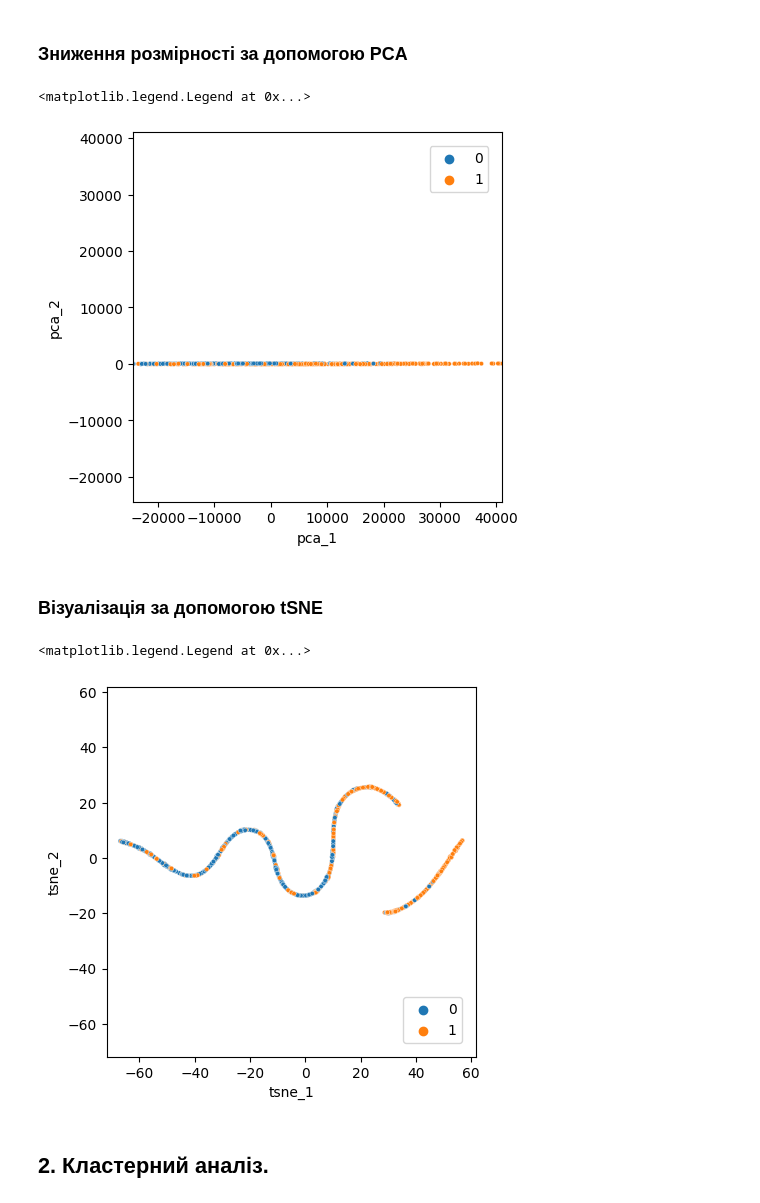
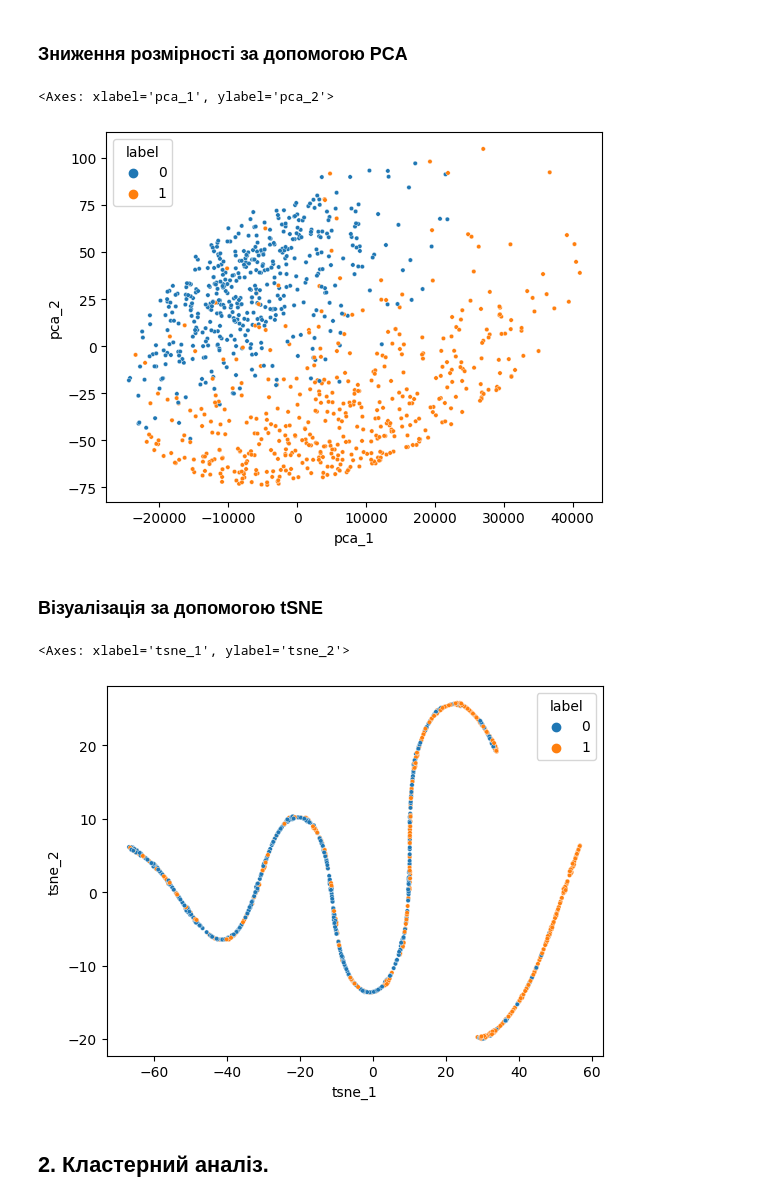
Before and after one commit to AnastasiaZAYU/Data_Analysis_2023, a Jupyter notebook: Lab2_DataAnalysis.ipynb, the cells around one changed output. Saved outputs shown, nothing was run; the diff lists cells and outputs as text; code cells hidden in the pictures.

```diff
--- a/Lab2_DataAnalysis.ipynb
+++ b/Lab2_DataAnalysis.ipynb
@@ -87,17 +87,12 @@ plt.show()
 # %%
 pca = PCA(n_components=2)
 pca_result = pca.fit_transform(X)
 pca_result_df = pd.DataFrame({'pca_1': pca_result[:,0], 'pca_2': pca_result[:,1], 'label': y})
 fig, ax = plt.subplots(1)
 sns.scatterplot(x='pca_1', y='pca_2', hue='label', data=pca_result_df, ax=ax, s=10)
-lim = (pca_result.min()-5, pca_result.max()+5)
-ax.set_xlim(lim)
-ax.set_ylim(lim)
-ax.set_aspect('equal')
-ax.legend(bbox_to_anchor=(1, 1), loc=1, borderaxespad=1)
 # %% [output]
-<matplotlib.legend.Legend at 0x...>
+<Axes: xlabel='pca_1', ylabel='pca_2'>
-[figure, old version]
+[figure, new version]
 # %% [markdown]
 ### Візуалізація за допомогою tSNE
 # %%
@@ -106,14 +101,9 @@ tsne_result = tsne.fit_transform(X)
 tsne_result_df = pd.DataFrame({'tsne_1': tsne_result[:,0], 'tsne_2': tsne_result[:,1], 'label': y})
 fig, ax = plt.subplots(1)
 sns.scatterplot(x='tsne_1', y='tsne_2', hue='label', data=tsne_result_df, ax=ax,s=10)
-lim = (tsne_result.min()-5, tsne_result.max()+5)
-ax.set_xlim(lim)
-ax.set_ylim(lim)
-ax.set_aspect('equal')
-ax.legend(bbox_to_anchor=(1, 0), loc=4, borderaxespad=1)
 # %% [output]
-<matplotlib.legend.Legend at 0x...>
+<Axes: xlabel='tsne_1', ylabel='tsne_2'>
-[figure, old version]
+[figure, new version]
 # %% [markdown]
 ## 2. Кластерний аналіз.
 # %% [markdown]
```
Also changed, not shown: parts of 1 cell of this notebook.
